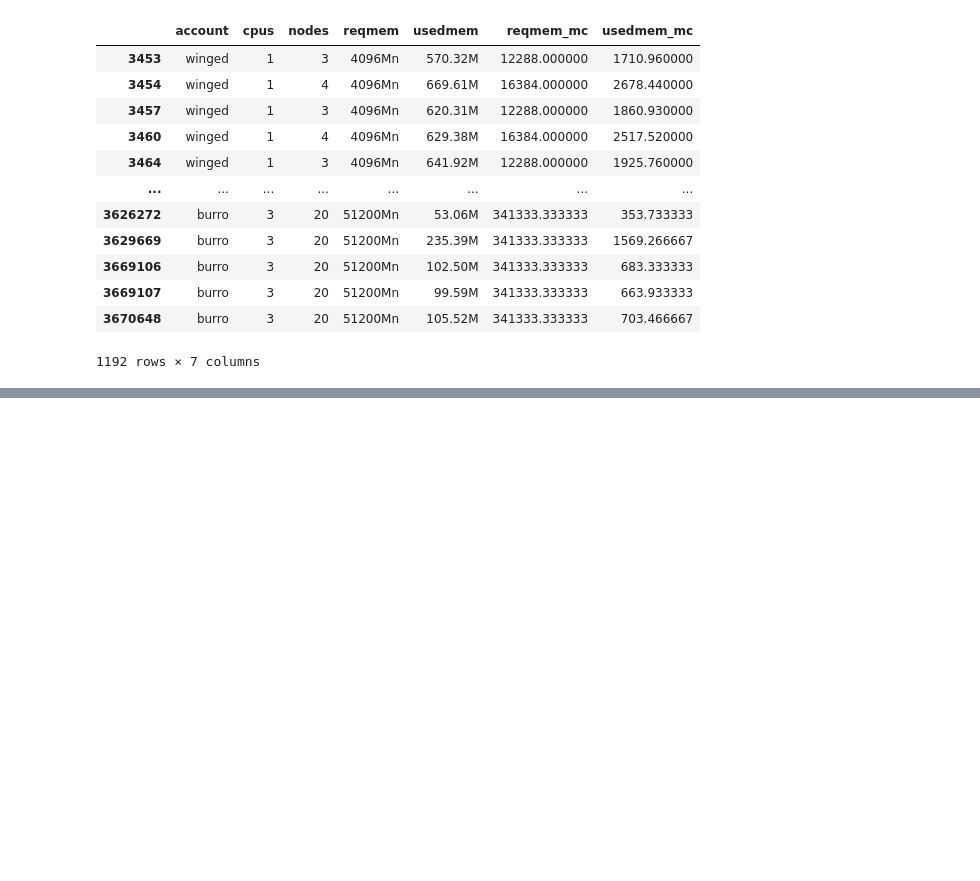
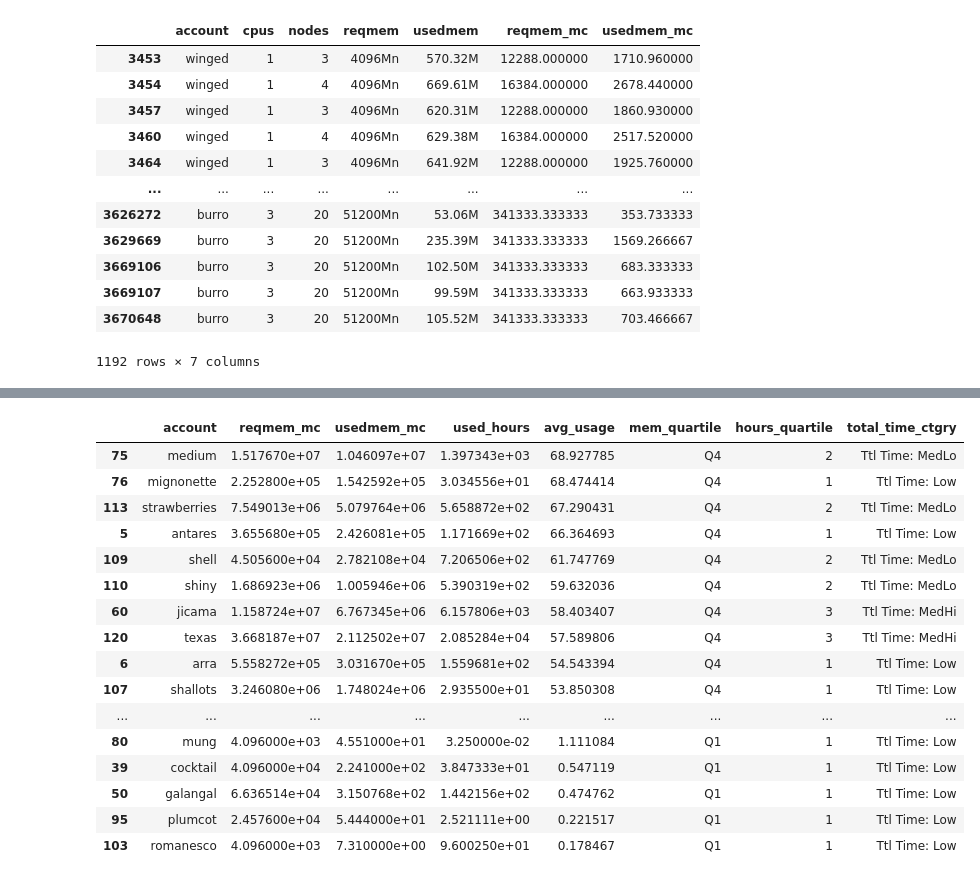
Before and after one commit to nss-data-science-cohort-4/dq2-accre-team-6, a Jupyter notebook: notebooks/04_memory_question.ipynb, the cells around one changed output, grey strips where cells are left out. Drawn from its saved outputs; the diff is of its cells as text; code cells hidden in the pictures; blank space fills up the shorter version.

```diff
--- a/notebooks/04_memory_question.ipynb
+++ b/notebooks/04_memory_question.ipynb
@@ -347,0 +266,34 @@ job_duration_xlong.head().to_csv('../Data/xlong.csv')
+# %%
+#add a column for the unweighted average
+avg_memuse_byacct['avg_usage'] = avg_memuse_byacct['usedmem_mc'] / avg_memuse_byacct['reqmem_mc'] * 100
+# %%
+#add a column for average memory usage quartile
+avg_memuse_byacct['mem_quartile'] = pd.qcut(avg_memuse_byacct['avg_usage'], q = 4, labels=['Q1', 'Q2','Q3','Q4'])
+# %%
+#add a column for used_hours quartile
+avg_memuse_byacct['hours_quartile'] = pd.qcut(avg_memuse_byacct['used_hours'], q = 4,
+                            labels=[1,2,3,4])
+# %%
+#add a column for used_hours category
+avg_memuse_byacct['total_time_ctgry'] = pd.qcut(avg_memuse_byacct['used_hours'], q = 4,
+                            labels=['Ttl Time: Low', 'Ttl Time: MedLo','Ttl Time: MedHi','Ttl Time: High Usage'])
+# %%
+avg_memuse_byacct.sort_values('avg_usage', ascending=False)
+# %% [output]
+|  | account | reqmem_mc | usedmem_mc | used_hours | avg_usage | mem_quartile | hours_quartile | total_time_ctgry |
+| 75 | medium | 1.517670e+07 | 1.046097e+07 | 1.397343e+03 | 68.927785 | Q4 | 2 | Ttl Time: MedLo |
+| 76 | mignonette | 2.252800e+05 | 1.542592e+05 | 3.034556e+01 | 68.474414 | Q4 | 1 | Ttl Time: Low |
+| 113 | strawberries | 7.549013e+06 | 5.079764e+06 | 5.658872e+02 | 67.290431 | Q4 | 2 | Ttl Time: MedLo |
+| 5 | antares | 3.655680e+05 | 2.426081e+05 | 1.171669e+02 | 66.364693 | Q4 | 1 | Ttl Time: Low |
+| 109 | shell | 4.505600e+04 | 2.782108e+04 | 7.206506e+02 | 61.747769 | Q4 | 2 | Ttl Time: MedLo |
+| 110 | shiny | 1.686923e+06 | 1.005946e+06 | 5.390319e+02 | 59.632036 | Q4 | 2 | Ttl Time: MedLo |
+| 60 | jicama | 1.158724e+07 | 6.767345e+06 | 6.157806e+03 | 58.403407 | Q4 | 3 | Ttl Time: MedHi |
+| 120 | texas | 3.668187e+07 | 2.112502e+07 | 2.085284e+04 | 57.589806 | Q4 | 3 | Ttl Time: MedHi |
+| 6 | arra | 5.558272e+05 | 3.031670e+05 | 1.559681e+02 | 54.543394 | Q4 | 1 | Ttl Time: Low |
+| 107 | shallots | 3.246080e+06 | 1.748024e+06 | 2.935500e+01 | 53.850308 | Q4 | 1 | Ttl Time: Low |
+| ... | ... | ... | ... | ... | ... | ... | ... | ... |
+| 80 | mung | 4.096000e+03 | 4.551000e+01 | 3.250000e-02 | 1.111084 | Q1 | 1 | Ttl Time: Low |
+| 39 | cocktail | 4.096000e+04 | 2.241000e+02 | 3.847333e+01 | 0.547119 | Q1 | 1 | Ttl Time: Low |
+| 50 | galangal | 6.636514e+04 | 3.150768e+02 | 1.442156e+02 | 0.474762 | Q1 | 1 | Ttl Time: Low |
+| 95 | plumcot | 2.457600e+04 | 5.444000e+01 | 2.521111e+00 | 0.221517 | Q1 | 1 | Ttl Time: Low |
+| 103 | romanesco | 4.096000e+03 | 7.310000e+00 | 9.600250e+01 | 0.178467 | Q1 | 1 | Ttl Time: Low |
```
Also changed, not shown: parts of 52 cells of this notebook.
